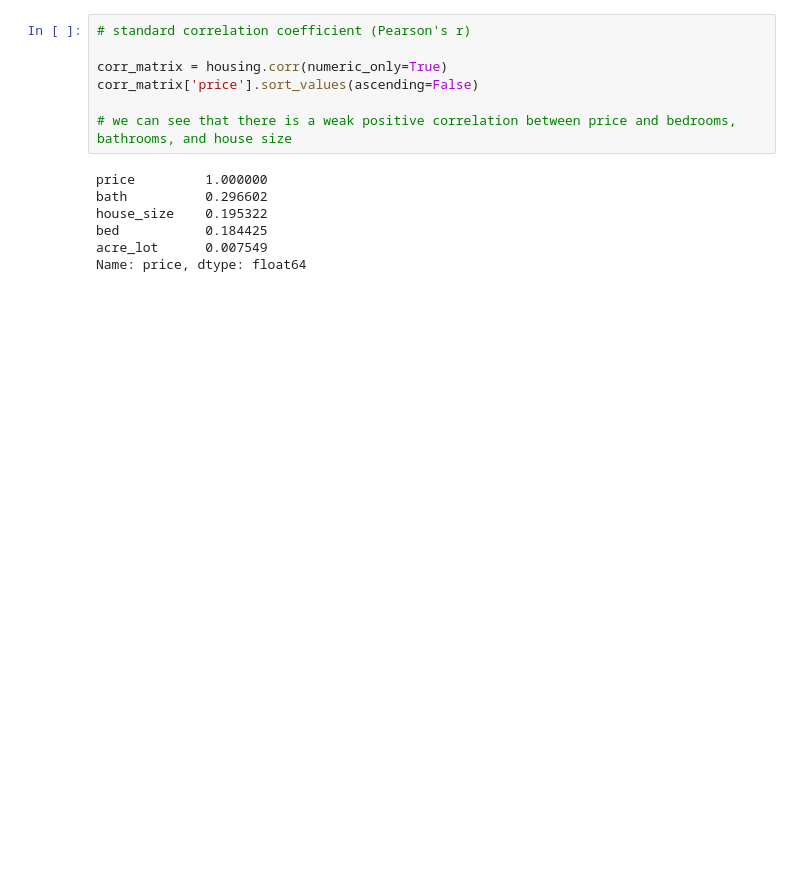
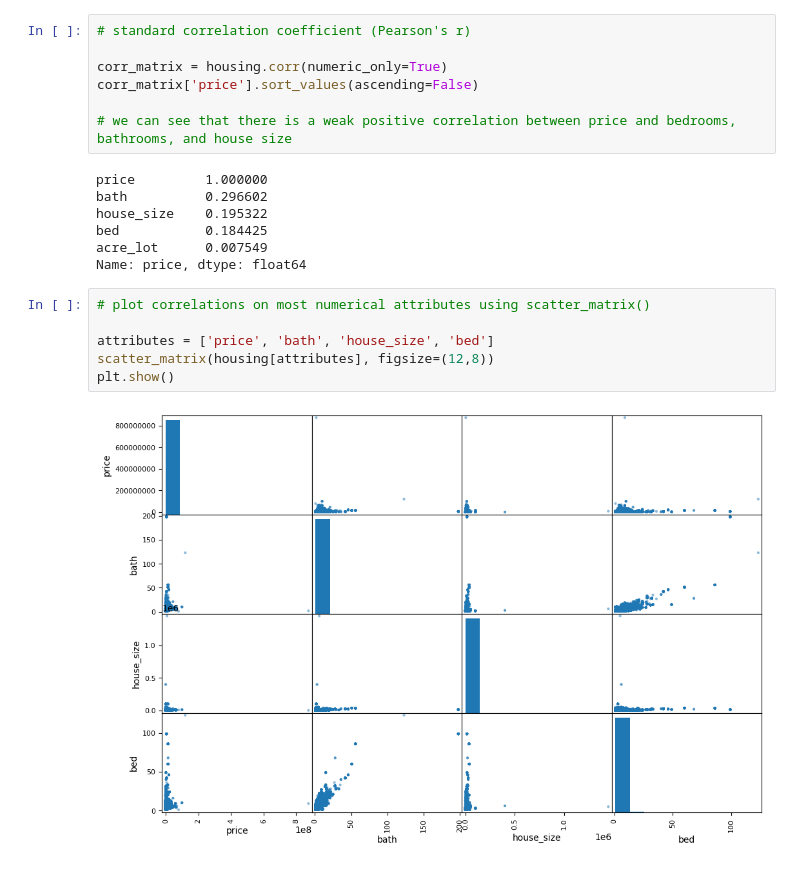
Before and after one commit to tpatel00/EV_ML_Project, a Jupyter notebook: code.ipynb, the cells around one changed output. Saved outputs shown, nothing was run; the diff lists cells and outputs as text; blank space fills up the shorter version.

```diff
--- a/code.ipynb
+++ b/code.ipynb
@@ -58,3 +59,11 @@ house_size    0.195322
 bed           0.184425
 acre_lot      0.007549
 Name: price, dtype: float64
+# %%
+# plot correlations on most numerical attributes using scatter_matrix()
+
+attributes = ['price', 'bath', 'house_size', 'bed']
+scatter_matrix(housing[attributes], figsize=(12,8))
+plt.show()
+# %% [output]
+[figure, added]
```
Also changed, not shown: parts of 1 cell of this notebook.
